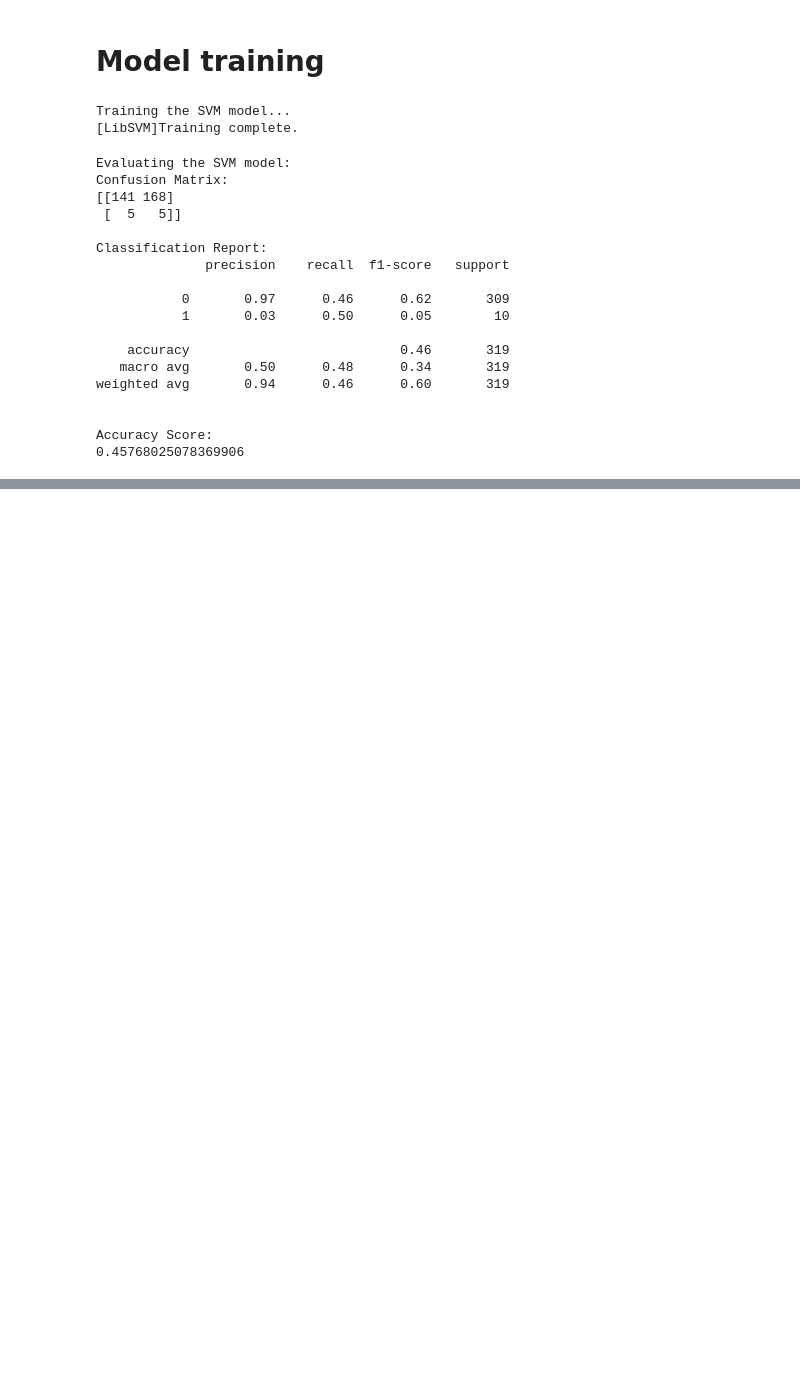
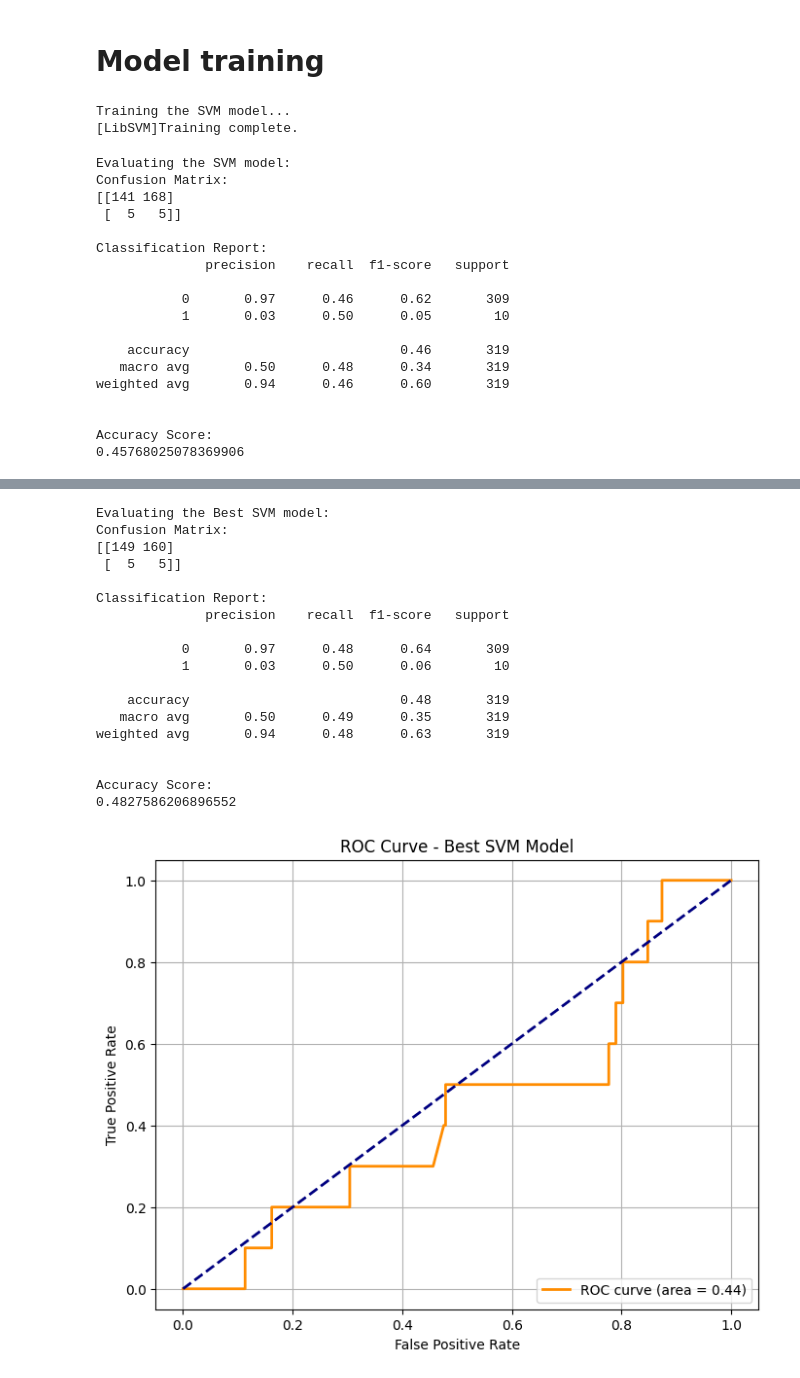
Before and after one commit to gautumsvp7/asteroid, a Jupyter notebook: asteroid.ipynb, the cells around one changed output, grey strips where cells are left out. Drawn from its saved outputs; the diff is of its cells as text; code cells hidden in the pictures; blank space fills up the shorter version.

```diff
--- a/asteroid.ipynb
+++ b/asteroid.ipynb
@@ -476,40 +477,53 @@ Fitting 5 folds for each of 8 candidates, totalling 40 fits
 # %%
+# Rebuild the best model with probability=True
+best_params = grid_search.best_params_
+best_svm_model = SVC(**best_params, probability=True)
+best_svm_model.fit(X_resampled, y_resampled)
 
-# Get the best model from the grid search
-best_svm_model = grid_search.best_estimator_
-
-# Make predictions on the test set using the best model
+# Predictions
 y_pred_best = best_svm_model.predict(X_test)
 
-# Evaluate the best model
-print("\nEvaluating the Best SVM model found by GridSearchCV:")
+# Evaluation
+print("\nEvaluating the Best SVM model:")
 print("Confusion Matrix:")
 print(confusion_matrix(y_test, y_pred_best))
-
 print("\nClassification Report:")
 print(classification_report(y_test, y_pred_best))
-
 print("\nAccuracy Score:")
 print(accuracy_score(y_test, y_pred_best))
 
-# Get probability predictions for the positive class (is_hazardous = 1) using the best model
+# ROC and AUC
 y_proba_best = best_svm_model.predict_proba(X_test)[:, 1]
-
-# Compute ROC curve for the best model
 fpr_best, tpr_best, thresholds_best = roc_curve(y_test, y_proba_best)
-
-# Compute AUC for the best model
 roc_auc_best = auc(fpr_best, tpr_best)
 
-# Plot ROC curve for the best model
+# Plot
 plt.figure(figsize=(8, 6))
 plt.plot(fpr_best, tpr_best, color='darkorange', lw=2, label='ROC curve (area = %0.2f)' % roc_auc_best)
 plt.plot([0, 1], [0, 1], color='navy', lw=2, linestyle='--')
-plt.xlim([0.0, 1.0])
-plt.ylim([0.0, 1.05])
 plt.xlabel('False Positive Rate')
 plt.ylabel('True Positive Rate')
-plt.title('Receiver Operating Characteristic (ROC) Curve - Best Model')
+plt.title('ROC Curve - Best SVM Model')
 plt.legend(loc="lower right")
 plt.grid(True)
 plt.show()
+# %% [output]
+Evaluating the Best SVM model:
+Confusion Matrix:
+[[149 160]
+ [  5   5]]
+
+Classification Report:
+              precision    recall  f1-score   support
+
+           0       0.97      0.48      0.64       309
+           1       0.03      0.50      0.06        10
+
+    accuracy                           0.48       319
+   macro avg       0.50      0.49      0.35       319
+weighted avg       0.94      0.48      0.63       319
+
+
+Accuracy Score:
+0.4827586206896552
+[figure, added]
```
Also changed, not shown: parts of 6 cells of this notebook.
